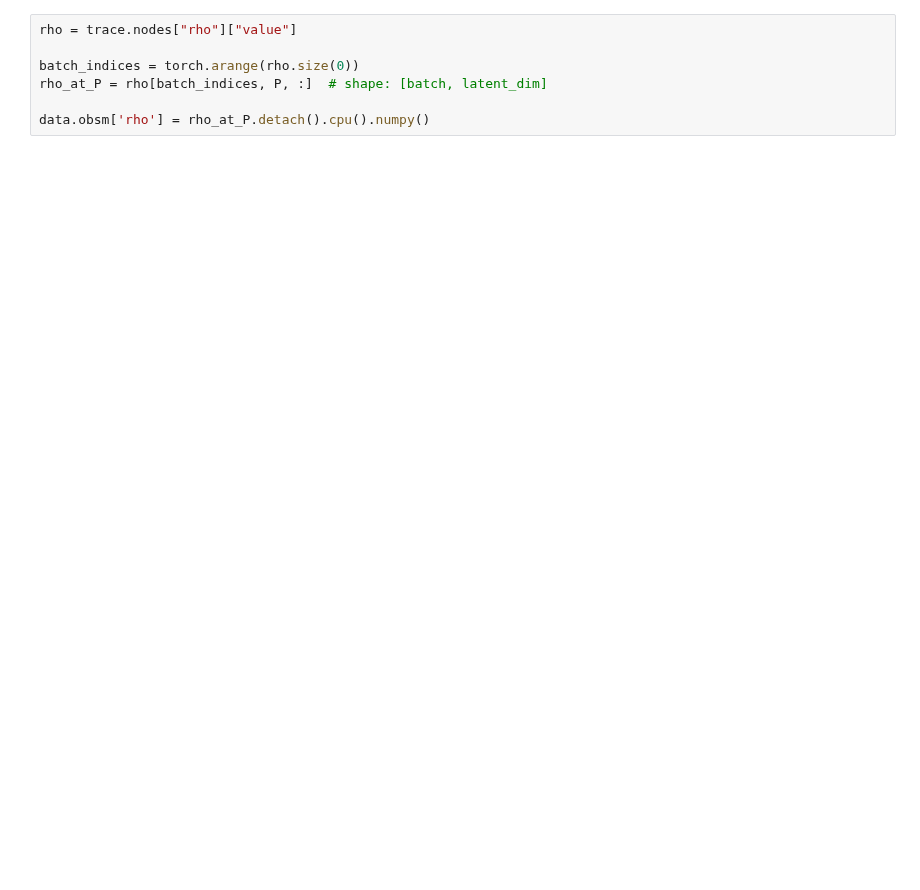
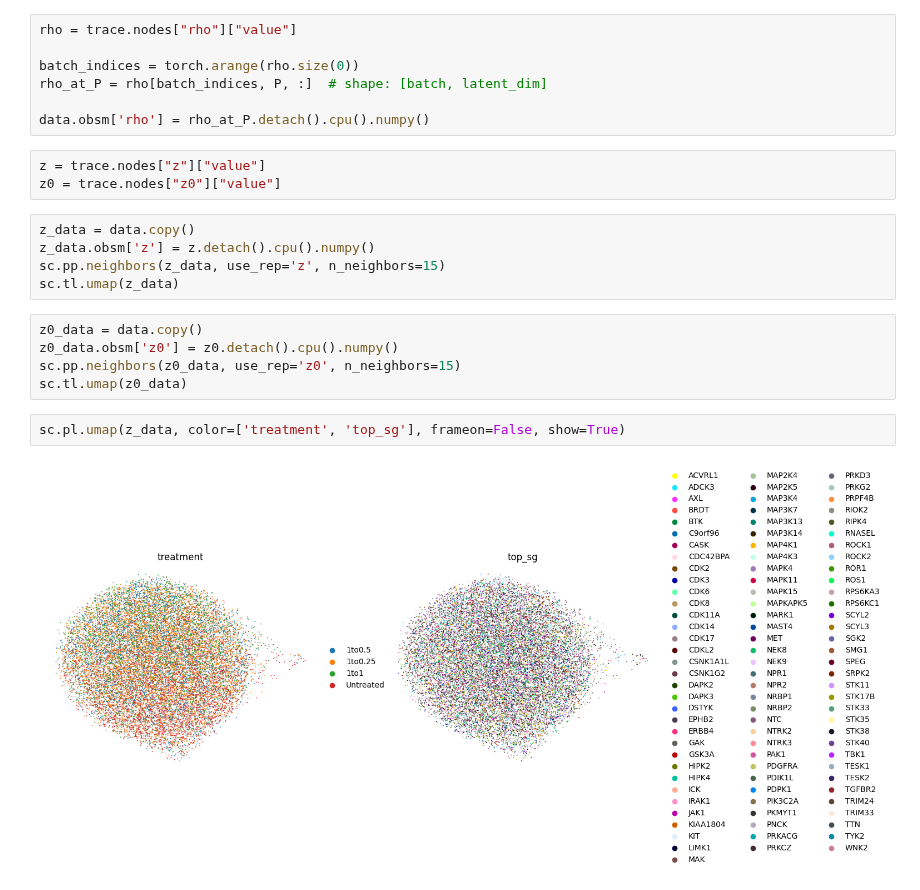
Before and after one commit to azizilab/SHERLOCK, a Jupyter notebook: PerturbVAE/training_test.ipynb, the cells around one changed output. Cells and saved outputs as stored; diff of their text form; blank space fills up the shorter version.

```diff
--- a/PerturbVAE/training_test.ipynb
+++ b/PerturbVAE/training_test.ipynb
@@ -169,3 +718,20 @@ batch_indices = torch.arange(rho.size(0))
 rho_at_P = rho[batch_indices, P, :]  # shape: [batch, latent_dim]
 
 data.obsm['rho'] = rho_at_P.detach().cpu().numpy()
+# %%
+z = trace.nodes["z"]["value"]
+z0 = trace.nodes["z0"]["value"]
+# %%
+z_data = data.copy()
+z_data.obsm['z'] = z.detach().cpu().numpy()
+sc.pp.neighbors(z_data, use_rep='z', n_neighbors=15)
+sc.tl.umap(z_data)
+# %%
+z0_data = data.copy()
+z0_data.obsm['z0'] = z0.detach().cpu().numpy()
+sc.pp.neighbors(z0_data, use_rep='z0', n_neighbors=15)
+sc.tl.umap(z0_data)
+# %%
+sc.pl.umap(z_data, color=['treatment', 'top_sg'], frameon=False, show=True)
+# %% [output]
+[figure, added]
```
Also changed, not shown: parts of 24 cells of this notebook, 2 other files.
